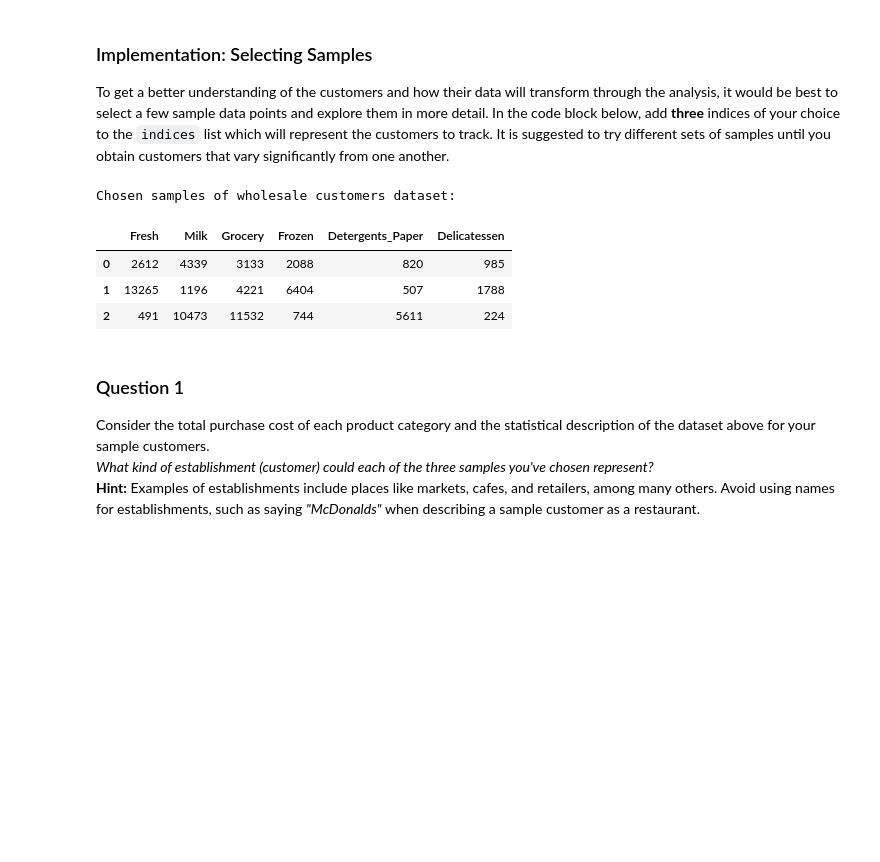
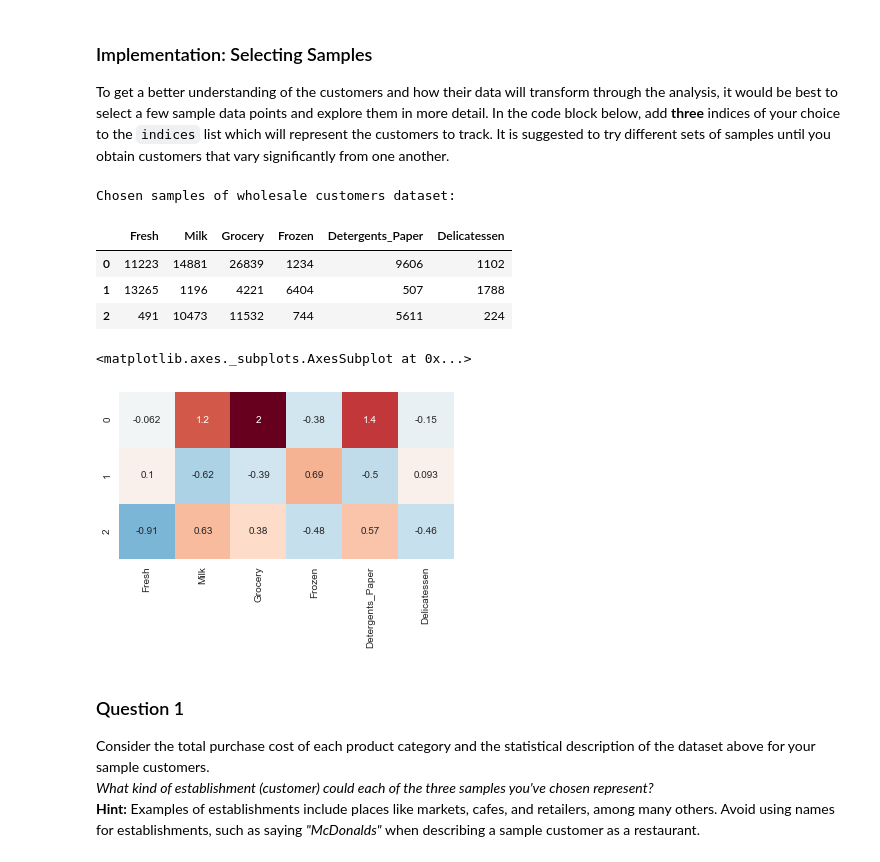
Before and after one commit to abhismatrix1/Customer_segment, a Jupyter notebook: customer_segments.ipynb, the cells around one changed output. Saved outputs shown, nothing was run; the diff lists cells and outputs as text; code cells hidden in the pictures; blank space fills up the shorter version.

```diff
--- a/customer_segments.ipynb
+++ b/customer_segments.ipynb
@@ -60,18 +60,23 @@ display(data.describe())
 To get a better understanding of the customers and how their data will transform through the analysis, it would be best to select a few sample data points and explore them in more detail. In the code block below, add **three** indices of your choice to the `indices` list which will represent the customers to track. It is suggested to try different sets of samples until you obtain customers that vary significantly from one another.
 # %%
 # TODO: Select three indices of your choice you wish to sample from the dataset
-indices = [31,3,53]
+indices = [331,3,53]
 
 # Create a DataFrame of the chosen samples
 samples = pd.DataFrame(data.loc[indices], columns = data.keys()).reset_index(drop = True)
 print "Chosen samples of wholesale customers dataset:"
 display(samples)
+
+import seaborn as sns
+sns.heatmap((samples-data.mean())/data.std(ddof=0), annot=True, cbar=False, square=True)
 # %% [output]
 Chosen samples of wholesale customers dataset:
 |  | Fresh | Milk | Grocery | Frozen | Detergents_Paper | Delicatessen |
-| 0 | 2612 | 4339 | 3133 | 2088 | 820 | 985 |
+| 0 | 11223 | 14881 | 26839 | 1234 | 9606 | 1102 |
 | 1 | 13265 | 1196 | 4221 | 6404 | 507 | 1788 |
 | 2 | 491 | 10473 | 11532 | 744 | 5611 | 224 |
+<matplotlib.axes._subplots.AxesSubplot at 0x...>
+[figure, added]
 # %% [markdown]
 ### Question 1
 Consider the total purchase cost of each product category and the statistical description of the dataset above for your sample customers.
```
Also changed, not shown: parts of 21 cells of this notebook, 1 other file.
